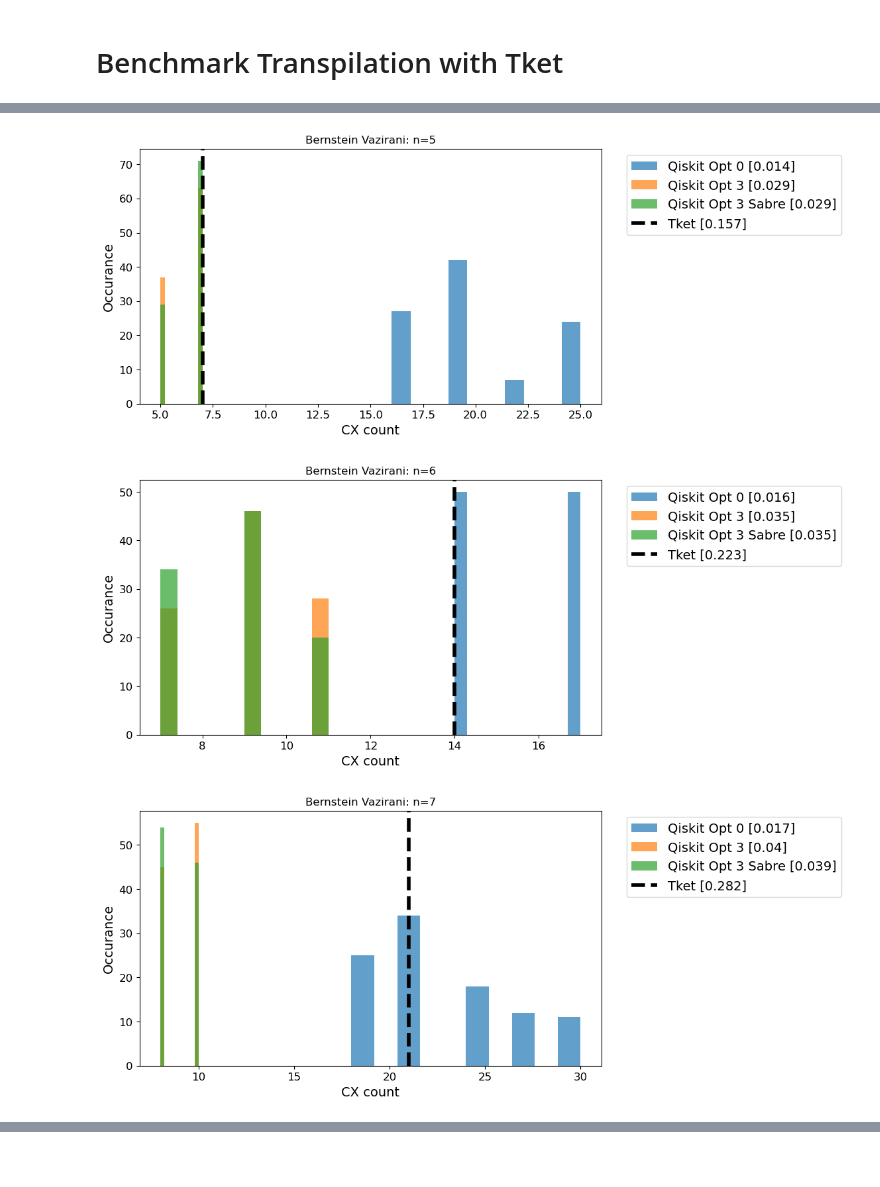
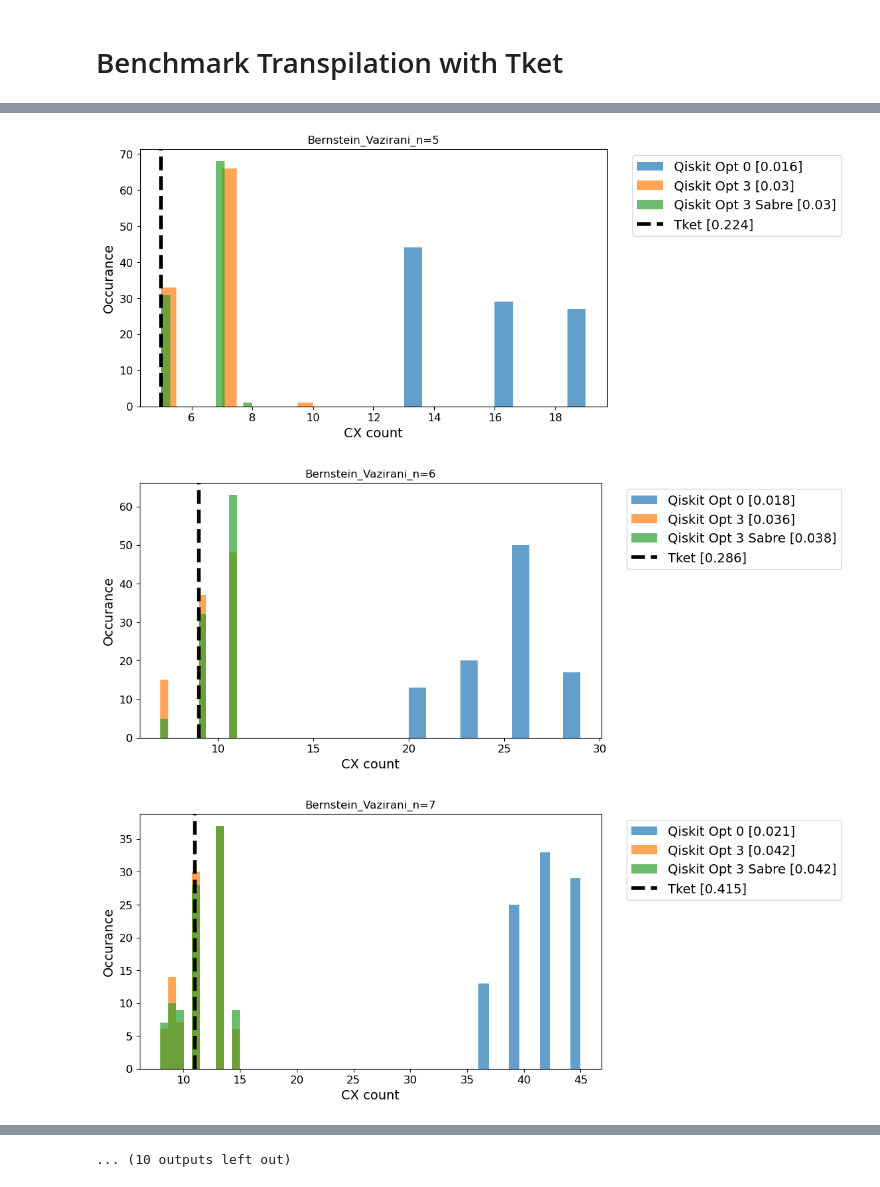
Before and after one commit to thspreetham98/quantum_project, a Jupyter notebook: benchmark/transpilation_benchmark.ipynb, the cells around one changed output, grey strips where cells are left out. Drawn from its saved outputs; the diff is of its cells as text; code cells hidden in the pictures; blank space fills up the shorter version.

Commit message:
ibmq_guadalupe

```diff
--- a/benchmark/transpilation_benchmark.ipynb
+++ b/benchmark/transpilation_benchmark.ipynb
@@ -24,8 +24,8 @@ def qiskit_opt_3(qc: QuantumCircuit, backend):
 def qiskit_opt_3_sabre(qc: QuantumCircuit, backend):
     return transpile(qc, backend, optimization_level=3, layout_method='sabre', routing_method='sabre')
 # %%
-min_qubits, max_qubits = 4, 7
-algorithms = { 'Bernstein Vazirani': bv, 'QFT': qft }
+min_qubits, max_qubits = 4, 14
+algorithms = { 'Bernstein_Vazirani': bv, 'QFT': qft }
 techniques = {
     'Qiskit Opt 0': qiskit_opt_0,
     'Qiskit Opt 3': qiskit_opt_3,
@@ -35,4 +35,4 @@ techniques = {
 shots_per_technique = 100
 # %%
 provider = IBMProvider()
-backend = provider.get_backend("ibm_oslo")
+backend = provider.get_backend("ibmq_guadalupe")
@@ -39,3 +41,8 @@ backend = provider.get_backend("ibm_oslo")
+# %%
+import os
+path = 'transpilation_benchmarks/{}'.format(backend.name)
+if not os.path.exists(path):
+   os.makedirs(path)
 # %% [markdown]
 # Benchmark Transpilation with Tket
 # %%
@@ -84,7 +89,7 @@ def compiler_benchmark(qc, backend, title=''):
     tk_backend = IBMQBackend(backend.name, group='uw-madison')
     tk_cx_count, tk_time = pytket_run(qc, tk_backend)
     fig, ax = plt.subplots(figsize=(9,5))
-    plt.title(title)
+    ax.set_title(title)
     cx_counts_per_transpile, min_times = qiskit_run_each_technique(qc, backend)
     technique_names = list(techniques.keys())
     for i in range(len(techniques)):
@@ -95,8 +100,12 @@ def compiler_benchmark(qc, backend, title=''):
     ax.set_ylabel('Occurance', fontsize=14)
     ax.tick_params(axis='both', labelsize=12)
     ax.legend(fontsize=14, bbox_to_anchor=(1.04,1), loc="upper left")
+    fig.savefig('{}/{}.png'.format(path, title), bbox_extra_artists=(ax.get_legend(),), bbox_inches='tight')
+    return fig
 # %%
 for algo_name, algo in algorithms.items():
     for n in range(min_qubits, max_qubits+1):
-        compiler_benchmark(algo.test(n), backend, '{}: n={}'.format(algo_name, n))
+        title = '{}_n={}'.format(algo_name, n)
+        fig = compiler_benchmark(algo.test(n), backend, title)
+        plt.show(fig)
 # %% [output]
@@ -104,3 +113,3 @@ for algo_name, algo in algorithms.items():
-[figure, old version]
+[figure, new version]
-[figure, old version]
+[figure, new version]
-[figure, old version]
+[figure, new version]
@@ -110,0 +124 @@ for algo_name, algo in algorithms.items():
+... (10 outputs left out)
```
Also changed, not shown: parts of 4 cells of this notebook, 2 other files.
